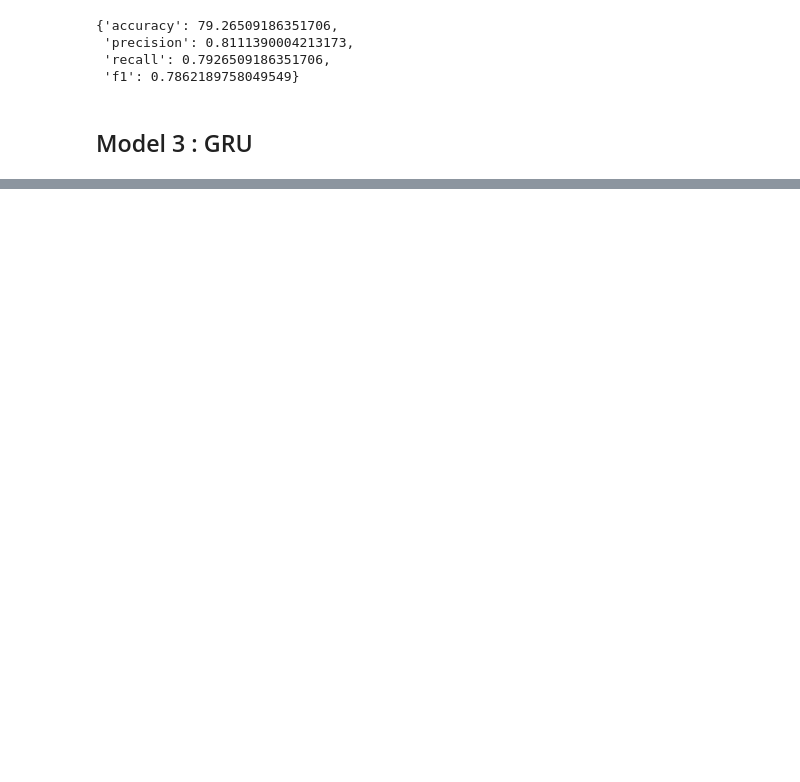
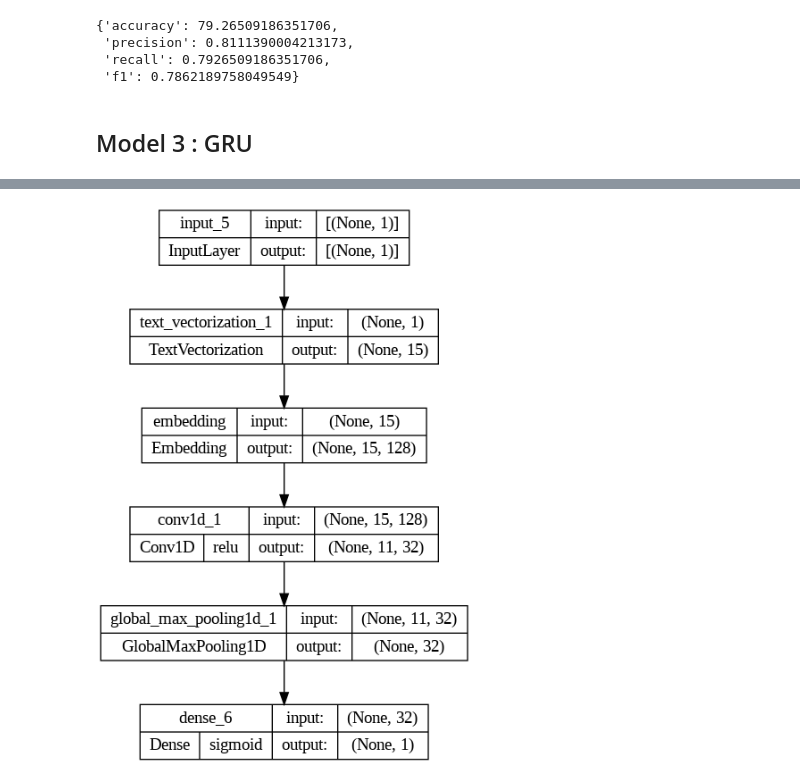
Before and after one commit to Abhimanyu9539/Tensorflow, a Jupyter notebook: Natural Language Processing/TF2_0_NLP_Fundamentals.ipynb, the cells around one changed output, grey strips where cells are left out. Cells and saved outputs as stored; diff of their text form; code cells hidden in the pictures; blank space fills up the shorter version.

```diff
--- a/Natural Language Processing/TF2_0_NLP_Fundamentals.ipynb
+++ b/Natural Language Processing/TF2_0_NLP_Fundamentals.ipynb
@@ -741,0 +893,20 @@ model_3_results
+# %%
+# Create the model
+inputs = layers.Input(shape=(1,), dtype="string")
+x = text_vectorizer(inputs)
+x = embedding(x)
+x = layers.Conv1D(filters = 32, kernel_size=5, activation="relu", padding="valid", strides=1)(x)
+x = layers.GlobalMaxPool1D()(x)
+#x = layers.Dense(64, activation="relu")(x)
+outputs = layers.Dense(1, activation="sigmoid")(x)
+
+model_5 = keras.Model(inputs, outputs)
+
+# Compile
+model_5.compile(loss="binary_crossentropy",
+                optimizer = tf.keras.optimizers.Adam(),
+                metrics = ['accuracy']
+                )
+
+# summary
+model_5.summary()
@@ -741,0 +931,5 @@ model_3_results
+# %%
+# Plot
+plot_model(model_5, show_layer_activations=True, show_shapes =True)
+# %% [output]
+[figure, added]
```
Also changed, not shown: parts of 95 cells of this notebook.
